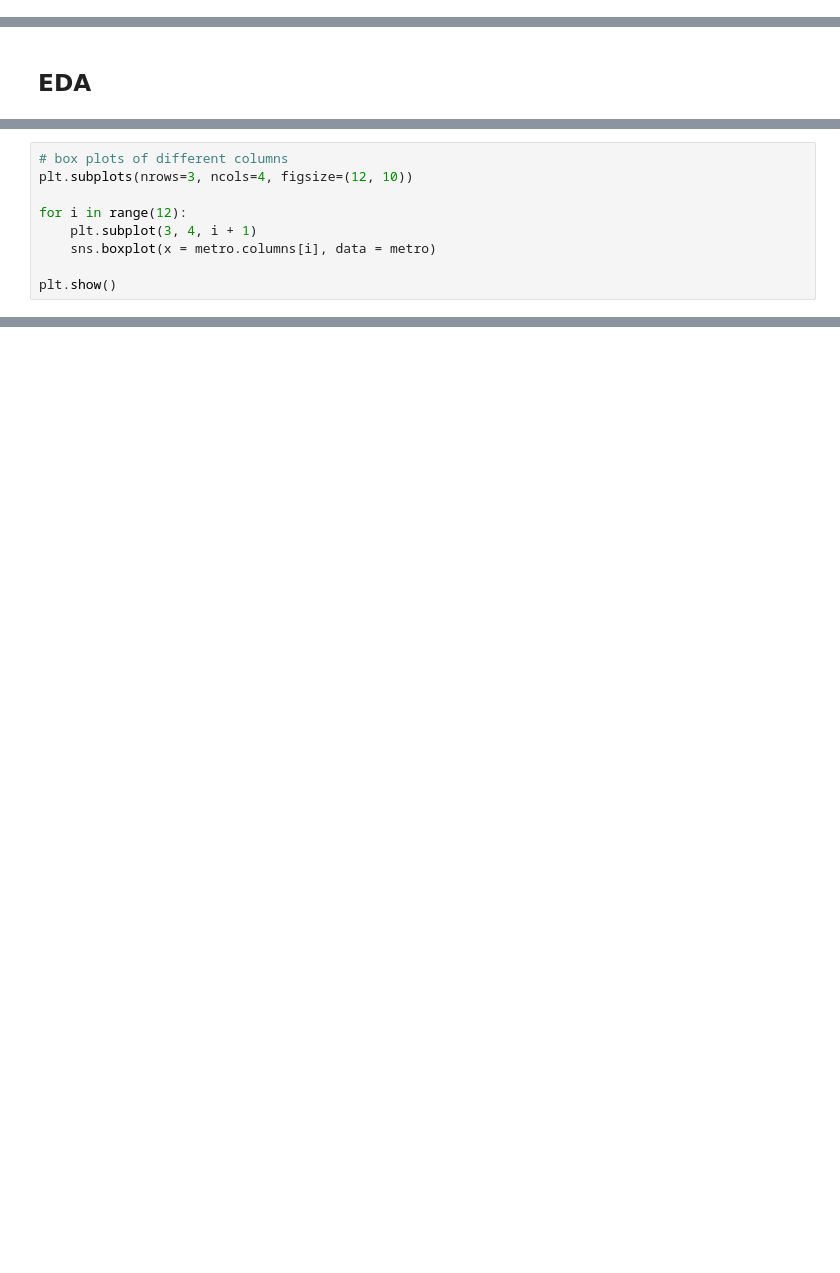
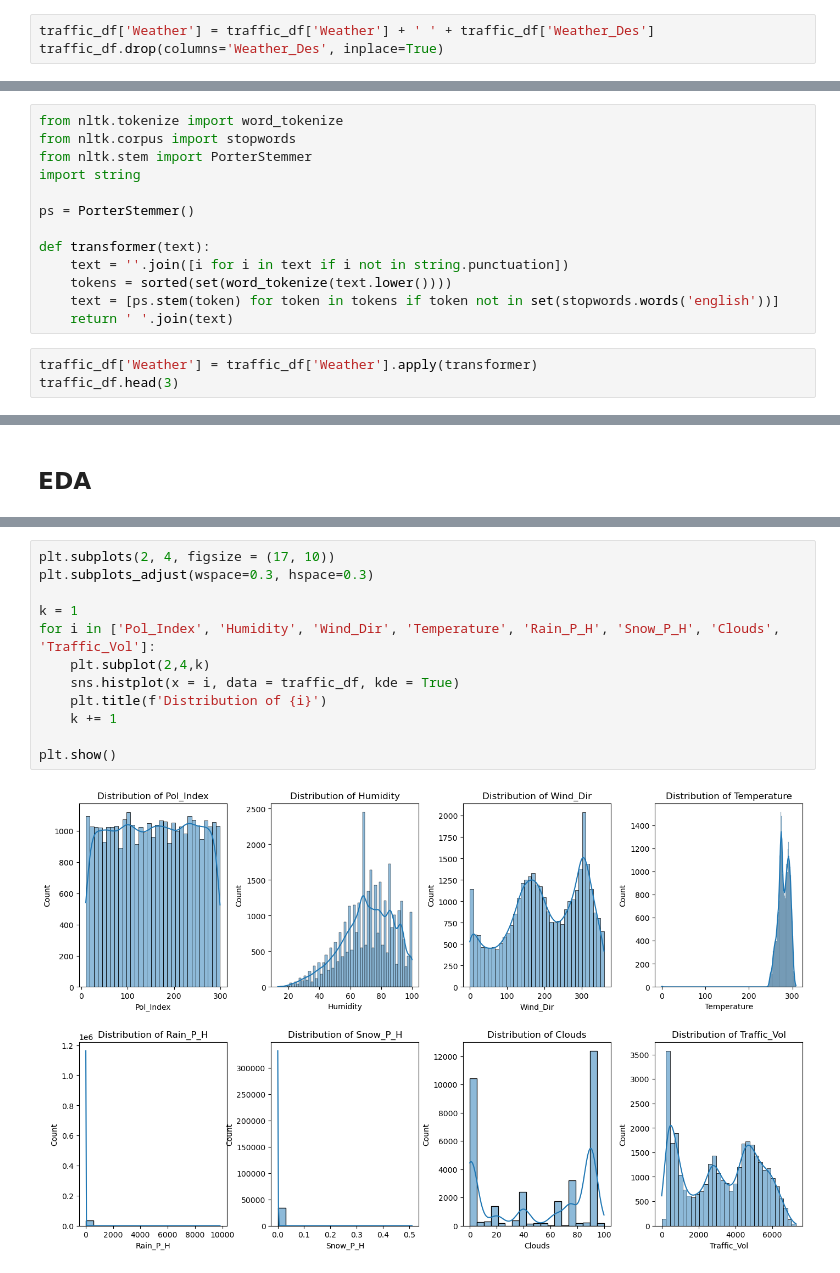
Before and after one commit to madhavpani/Indian_Metro_Traffic_Predictor, a Jupyter notebook: Traffic Predictor.ipynb, the cells around one changed output, grey strips where cells are left out. Cells and saved outputs as stored; diff of their text form; blank space fills up the shorter version.

```diff
--- a/Traffic Predictor.ipynb
+++ b/Traffic Predictor.ipynb
@@ -178,0 +185,3 @@ metro.describe()
+# %%
+traffic_df['Weather'] = traffic_df['Weather'] + ' ' + traffic_df['Weather_Des']
+traffic_df.drop(columns='Weather_Des', inplace=True)
@@ -178,0 +195,16 @@ metro.describe()
+# %%
+from nltk.tokenize import word_tokenize
+from nltk.corpus import stopwords
+from nltk.stem import PorterStemmer
+import string
+
+ps = PorterStemmer()
+
+def transformer(text):
+    text = ''.join([i for i in text if i not in string.punctuation])
+    tokens = sorted(set(word_tokenize(text.lower())))
+    text = [ps.stem(token) for token in tokens if token not in set(stopwords.words('english'))]
+    return ' '.join(text)
+# %%
+traffic_df['Weather'] = traffic_df['Weather'].apply(transformer)
+traffic_df.head(3)
@@ -198,9 +217,0 @@ metro.drop(columns=['weather']).corr()
-# %%
-# box plots of different columns
-plt.subplots(nrows=3, ncols=4, figsize=(12, 10))
-
-for i in range(12):
-    plt.subplot(3, 4, i + 1)
-    sns.boxplot(x = metro.columns[i], data = metro)
-
-plt.show()
@@ -208,0 +220,14 @@ plt.show()
+# %%
+plt.subplots(2, 4, figsize = (17, 10))
+plt.subplots_adjust(wspace=0.3, hspace=0.3)
+
+k = 1
+for i in ['Pol_Index', 'Humidity', 'Wind_Dir', 'Temperature', 'Rain_P_H', 'Snow_P_H', 'Clouds', 'Traffic_Vol']:
+    plt.subplot(2,4,k)
+    sns.histplot(x = i, data = traffic_df, kde = True)
+    plt.title(f'Distribution of {i}')
+    k += 1
+
+plt.show()
+# %% [output]
+[figure, added]
```
Also changed, not shown: parts of 78 cells of this notebook.
